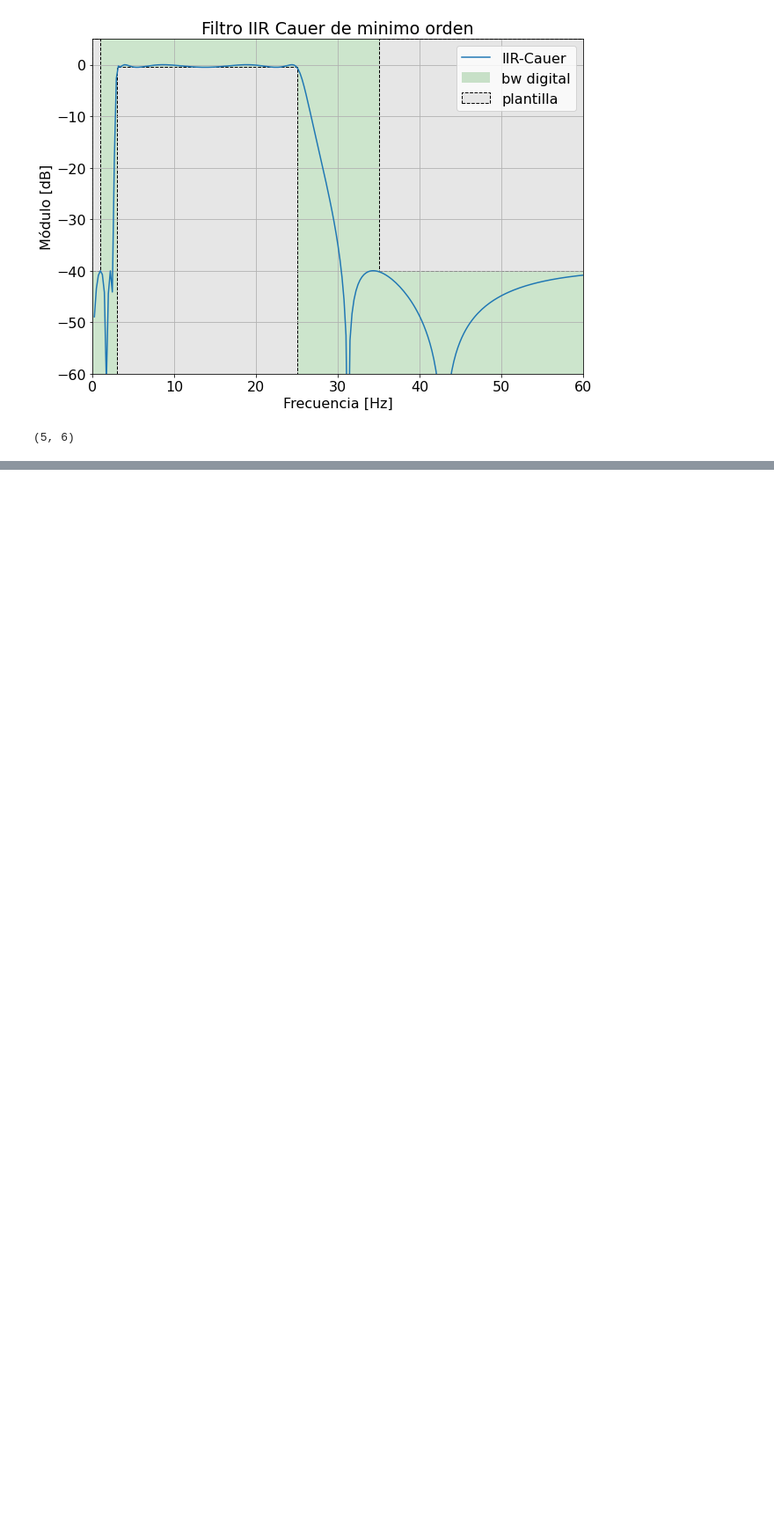
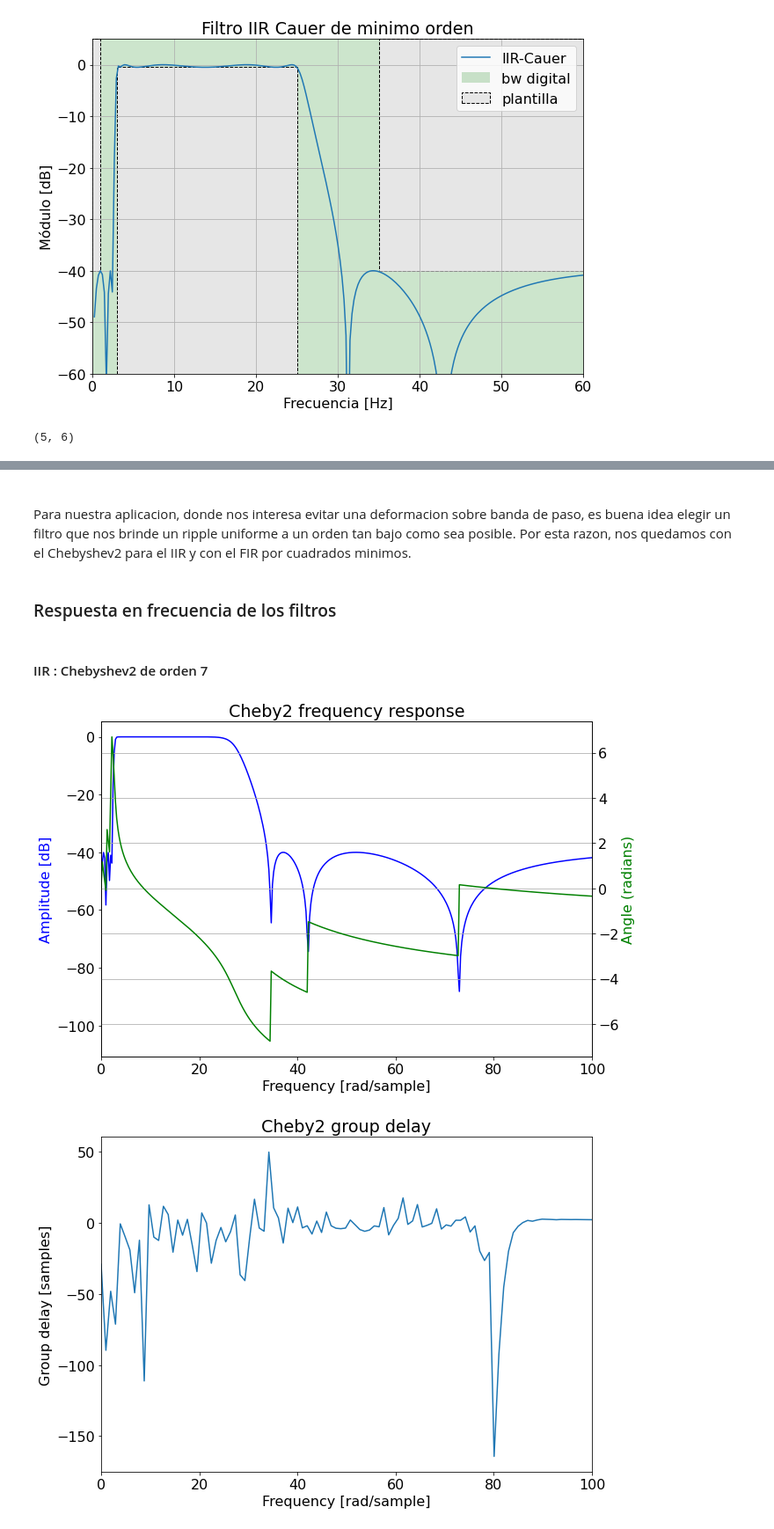
Before and after one commit to usandomir/TC2, a Jupyter notebook: TPS9.ipynb, the cells around one changed output, grey strips where cells are left out. Shown at 88% size. Saved outputs shown, nothing was run; the diff lists cells and outputs as text; code cells hidden in the pictures; blank space fills up the shorter version.

```diff
--- a/TPS9.ipynb
+++ b/TPS9.ipynb
@@ -129,12 +198,12 @@ Nmin
 
 iir_cheby2_sos = sig.iirdesign(wp = np.array([wp1,wp2])/nyq_frec, ws = np.array([ws1,ws2])/nyq_frec, gpass = ripple, gstop = atenuacion, analog=False, ftype='cheby2', output='sos')
 
-w, iir_cheby2 = sig.sosfreqz(iir_cheby2_sos, worN = 2048)
+wc2, iir_cheby2 = sig.sosfreqz(iir_cheby2_sos, worN = 2048)
 
 # renormalizo el eje de frecuencia
-w = w / np.pi * nyq_frec
+wc2 = wc2 / np.pi * nyq_frec
 
-plt.plot(w, 20*np.log10(np.abs(iir_cheby2)), label='IIR-Cheby2' )
+plt.plot(wc2, 20*np.log10(np.abs(iir_cheby2)), label='IIR-Cheby2' )
 
 plt.title('Filtro IIR Cheby2 de minimo orden')
 plt.xlabel('Frecuencia [Hz]')
@@ -188,0 +258,44 @@ Observamos que para un filtro del tipo Cauer, se cumple la plantilla para un ord
+# %% [markdown]
+<br>
+Para nuestra aplicacion, donde nos interesa evitar una deformacion sobre banda de paso, es buena idea elegir un filtro que nos brinde un ripple uniforme a un orden tan bajo como sea posible. Por esta razon, nos quedamos con el Chebyshev2 para el IIR y con el FIR por cuadrados minimos.
+# %% [markdown]
+### Respuesta en frecuencia de los filtros
+# %% [markdown]
+#### IIR : Chebyshev2 de orden 7
+# %%
+fig, ax1 = plt.subplots()
+ax1.set_title('Cheby2 frequency response')
+ax1.plot(wc2, 20 * np.log10(abs(iir_cheby2)), 'b')
+ax1.set_ylabel('Amplitude [dB]', color='b')
+ax1.set_xlabel('Frequency [rad/sample]')
+ax2 = ax1.twinx()
+angles = np.unwrap(np.angle(iir_cheby2))
+ax2.plot(wc2, angles, 'g')
+ax2.set_ylabel('Angle (radians)', color='g')
+ax2.grid(True)
+ax2.axis('tight')
+ax1.set_xlim([0,100])
+ax2.set_xlim([0,100])
+plt.show()
+
+b, a = sig.sos2tf(iir_cheby2_sos)
+wd, gd = sig.group_delay((b,a))
+plt.title('Cheby2 group delay')
+plt.plot(wd*nyq_frec/(np.pi), gd)
+plt.ylabel('Group delay [samples]')
+plt.xlabel('Frequency [rad/sample]')
+plt.xlim([0,100])
+plt.show()
+
+t, y = sig.dimpulse((b,a,1/fs), n = fs)
+plt.step(t, np.squeeze(y))
+plt.title('Cheby2 impulse response')
+plt.grid()
+plt.xlabel('n [samples]')
+plt.ylabel('Amplitude')
+plt.show()
+
+impz(b,a)
+# %% [output]
+[figure, added]
+[figure, added]
```
Also changed, not shown: parts of 18 cells of this notebook.
